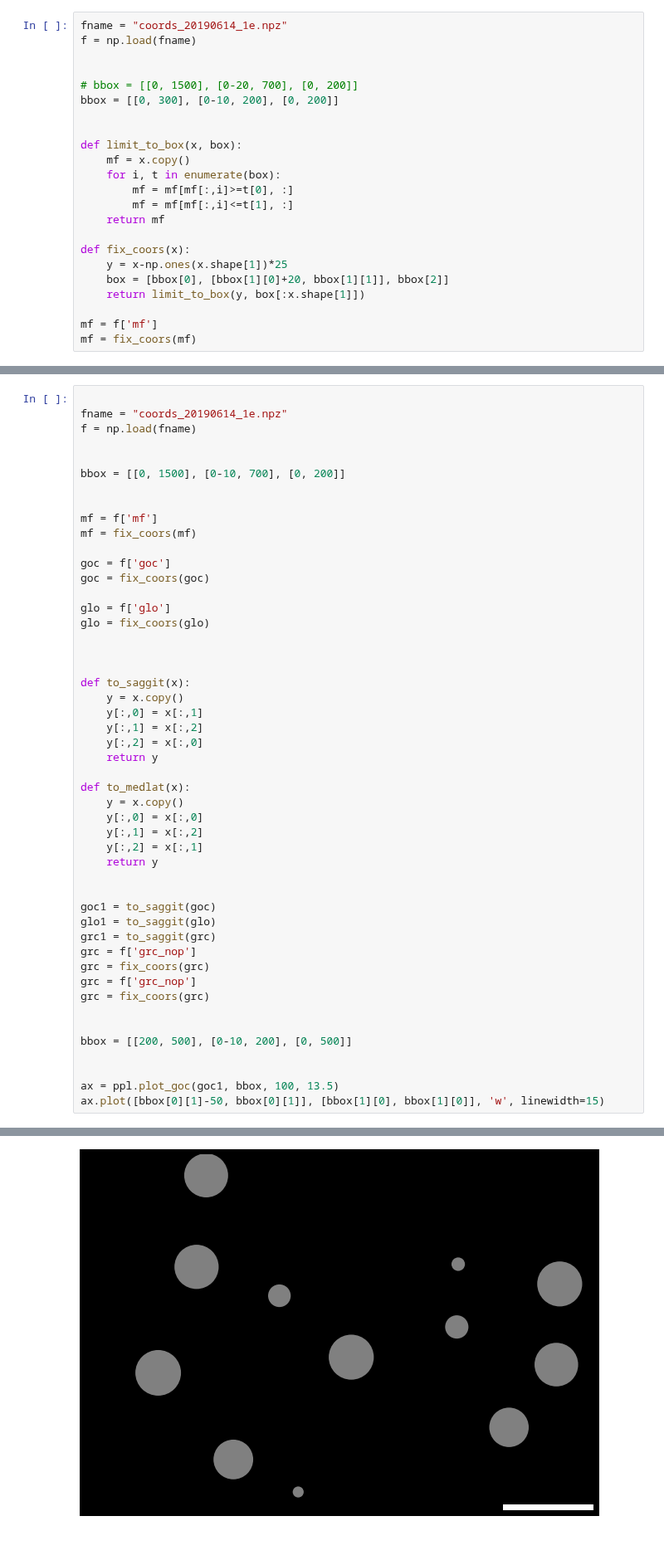
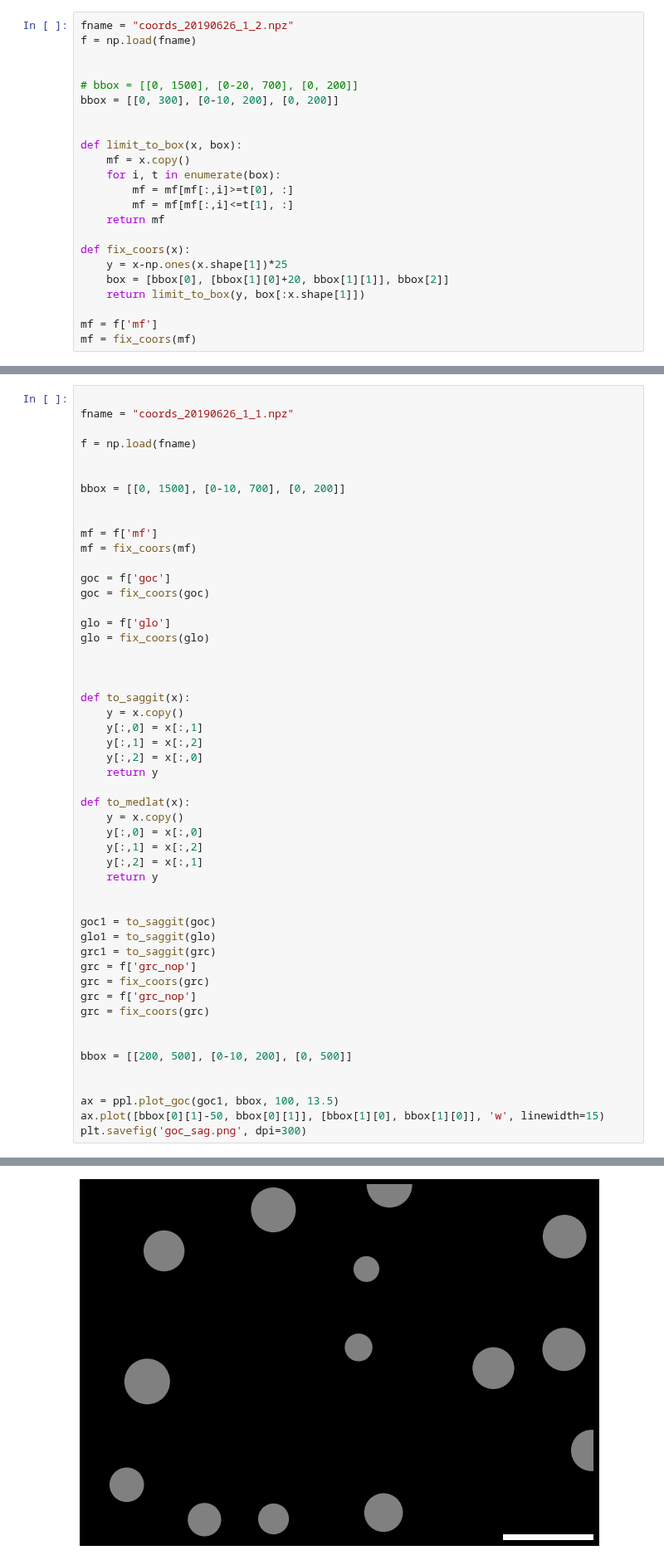
Before and after one commit to CNS-OIST/pycabnn, a Jupyter notebook: docs/fig_POPGEN/plot_pop_gen_figures.ipynb, the cells around one changed output, grey strips where cells are left out. Shown at 83% size. Cells and saved outputs as stored; diff of their text form.

```diff
--- a/docs/fig_POPGEN/plot_pop_gen_figures.ipynb
+++ b/docs/fig_POPGEN/plot_pop_gen_figures.ipynb
@@ -14,5 +11,5 @@ The autoreload extension is already loaded. To reload it, use:
 # %%
-fname = "coords_20190614_1e.npz"
+fname = "coords_20190626_1_2.npz"
 f = np.load(fname)
 
 
@@ -89,6 +86,7 @@ plt.savefig('all.png', dpi=300)
 # %%
 
-fname = "coords_20190614_1e.npz"
+fname = "coords_20190626_1_1.npz"
+
 f = np.load(fname)
 
 
@@ -135,5 +133,6 @@ bbox = [[200, 500], [0-10, 200], [0, 500]]
 
 ax = ppl.plot_goc(goc1, bbox, 100, 13.5)
 ax.plot([bbox[0][1]-50, bbox[0][1]], [bbox[1][0], bbox[1][0]], 'w', linewidth=15)
+plt.savefig('goc_sag.png', dpi=300)
 # %% [output]
 [interactive output not drawn]
@@ -141,2 +139,2 @@ ax.plot([bbox[0][1]-50, bbox[0][1]], [bbox[1][0], bbox[1][0]], 'w', linewidth=15
-[figure, old version]
+[figure, new version]
 # %%
```
Also changed, not shown: parts of 10 cells of this notebook, 14 other files.
